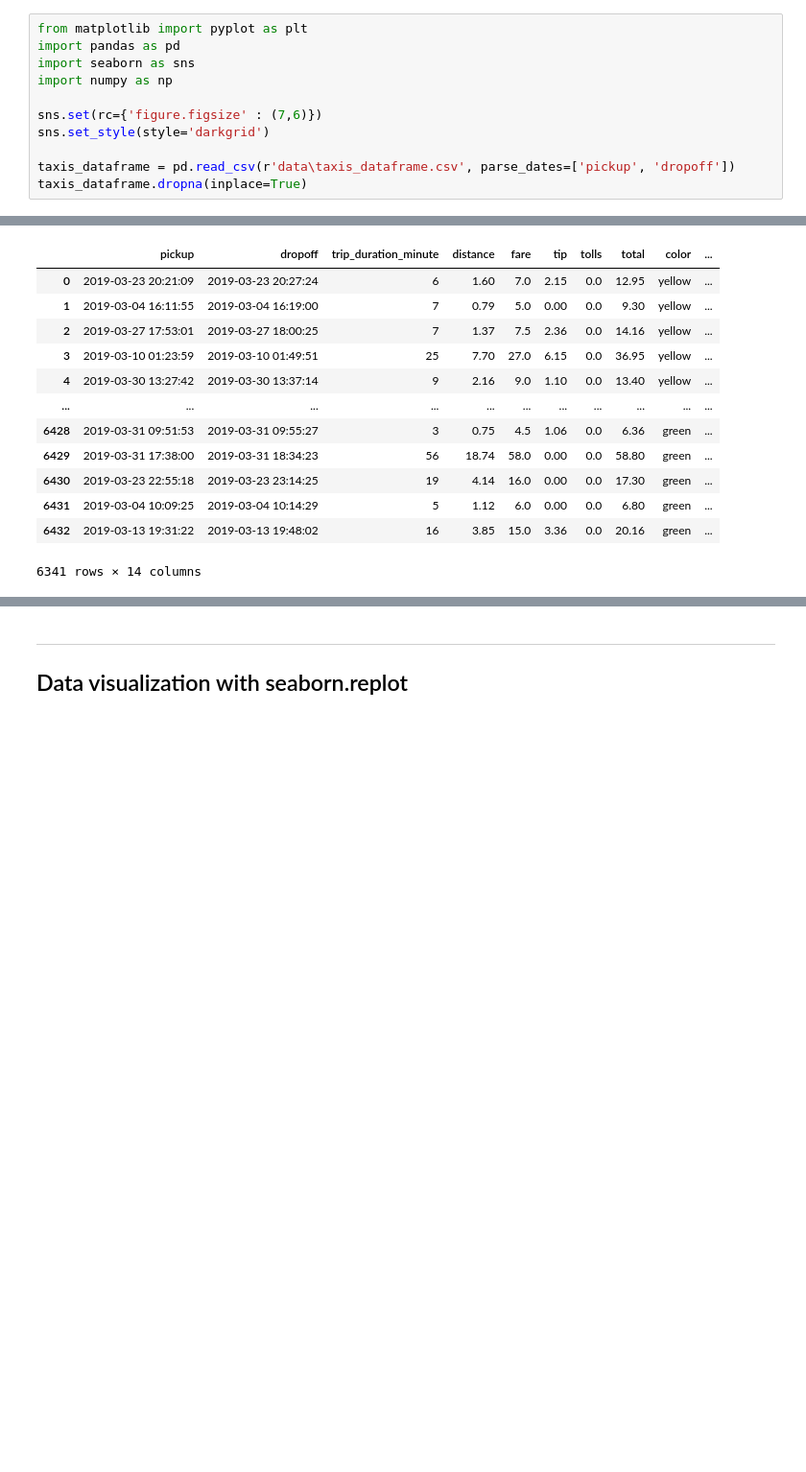
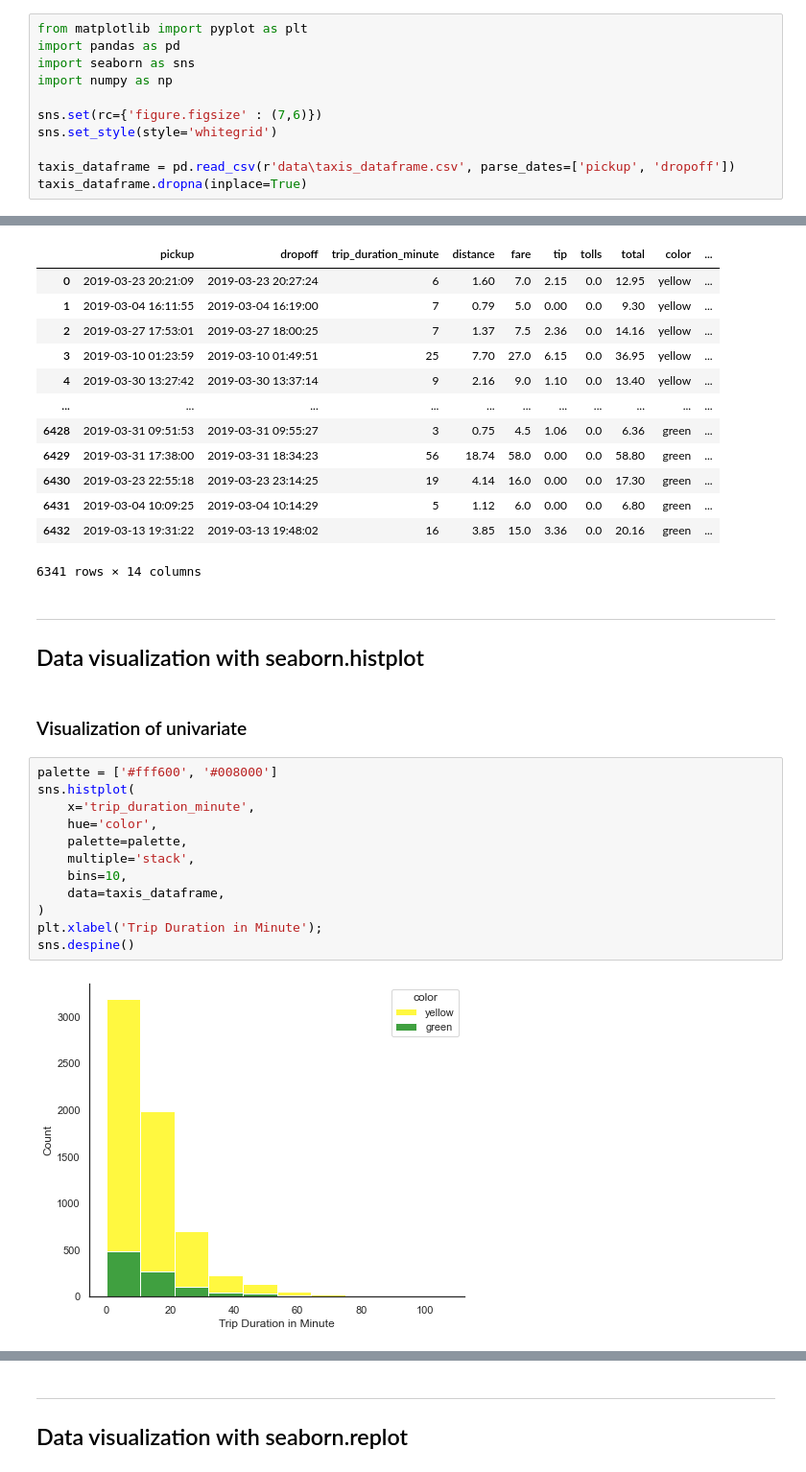
Before and after one commit to hyoaru/dsa-libraries-test, a Jupyter notebook: seaborn.ipynb, the cells around one changed output, grey strips where cells are left out. Shown: that part at 96% size. Drawn from its saved outputs; the diff is of its cells as text; blank space fills up the shorter version.

Commit message:
[add] visualization with seaborn.histplot section

```diff
--- a/seaborn.ipynb
+++ b/seaborn.ipynb
@@ -11,7 +11,7 @@ import seaborn as sns
 import numpy as np
 
 sns.set(rc={'figure.figsize' : (7,6)})
-sns.set_style(style='darkgrid')
+sns.set_style(style='whitegrid')
 
 taxis_dataframe = pd.read_csv(r'data\taxis_dataframe.csv', parse_dates=['pickup', 'dropoff'])
 taxis_dataframe.dropna(inplace=True)
@@ -88,3 +88,22 @@ taxis_dataframe
 | 6431 | 2019-03-04 10:09:25 | 2019-03-04 10:14:29 | 5 | 1.12 | 6.0 | 0.00 | 0.0 | 6.80 | green | ... |
 | 6432 | 2019-03-13 19:31:22 | 2019-03-13 19:48:02 | 16 | 3.85 | 15.0 | 3.36 | 0.0 | 20.16 | green | ... |
 6341 rows × 14 columns
+# %% [markdown]
+---
+## Data visualization with seaborn.histplot
+# %% [markdown]
+### Visualization of univariate
+# %%
+palette = ['#fff600', '#008000']
+sns.histplot(
+    x='trip_duration_minute',
+    hue='color',
+    palette=palette,
+    multiple='stack',
+    bins=10,
+    data=taxis_dataframe,
+)
+plt.xlabel('Trip Duration in Minute');
+sns.despine()
+# %% [output]
+[figure, added]
```
Also changed, not shown: parts of 6 cells of this notebook.
